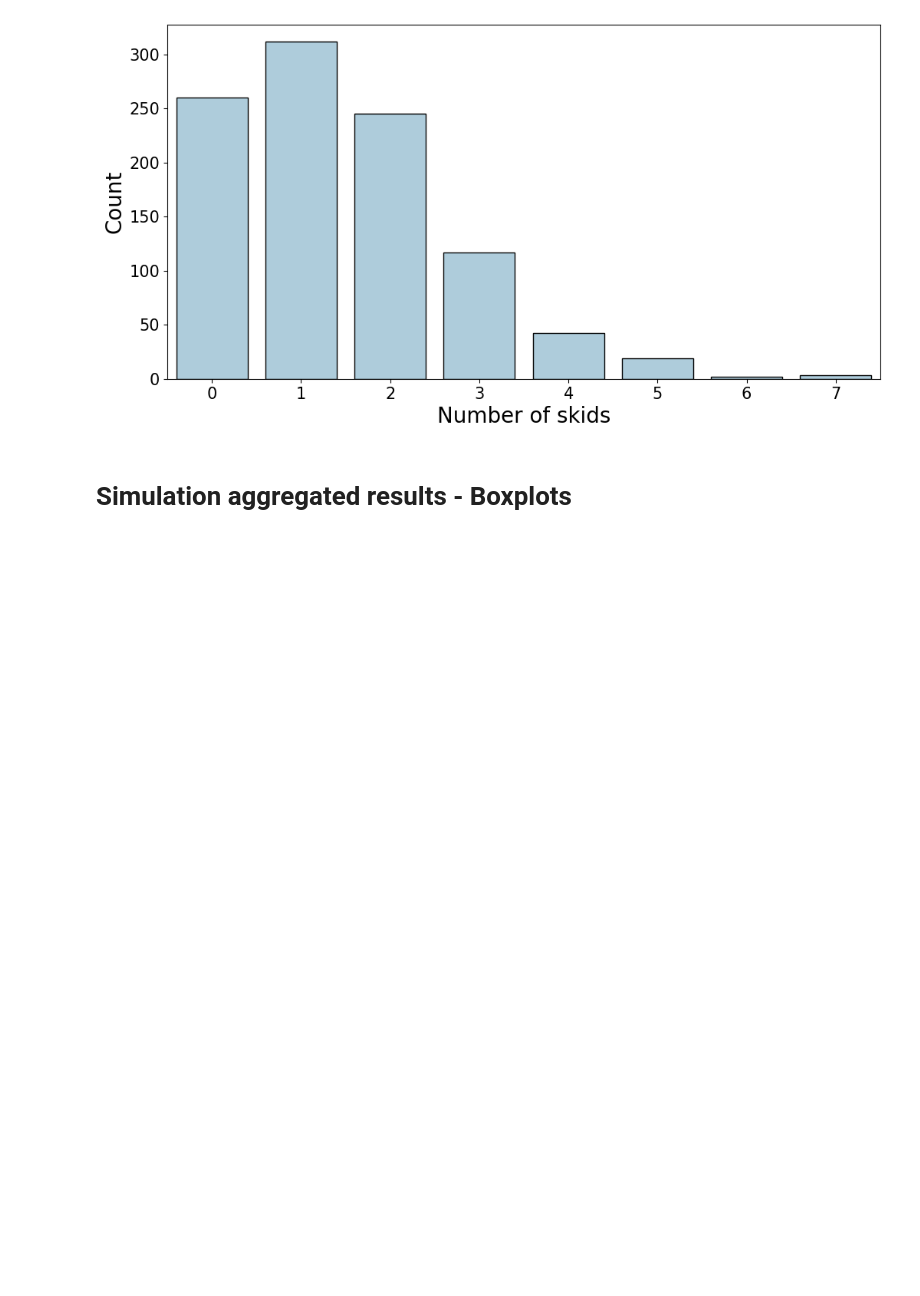
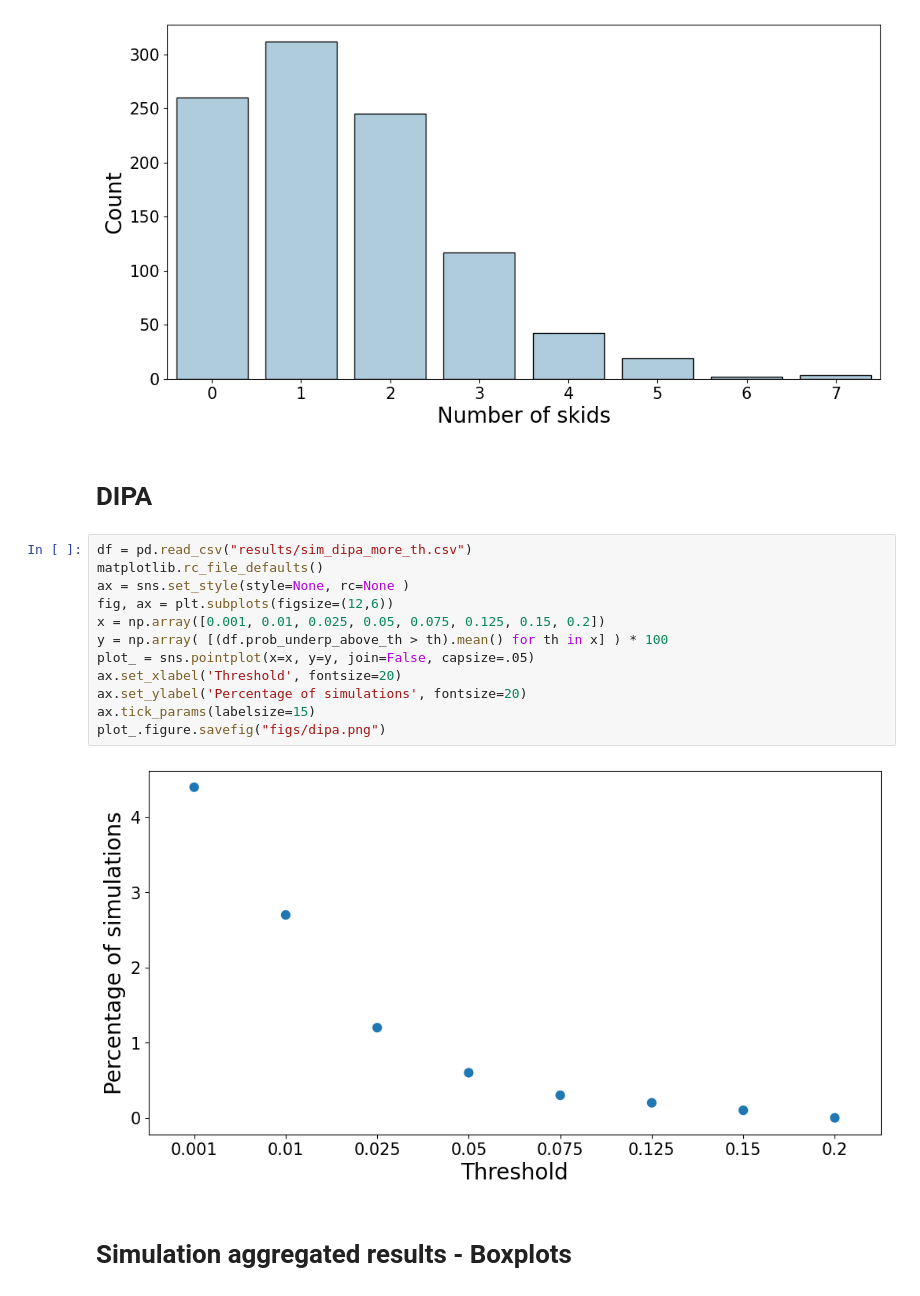
Before and after one commit to roinaveiro/ads_trusto, a Jupyter notebook: plots.ipynb, the cells around one changed output. Cells and saved outputs as stored; diff of their text form; blank space fills up the shorter version.

```diff
--- a/plots.ipynb
+++ b/plots.ipynb
@@ -313,6 +320,22 @@ count_plot(df, 'crashes', 'Number of crashes', path + 'crashes.png')
 count_plot(df, 'skids', 'Number of skids', path + 'skids.png')
 # %% [output]
 [figure]
+# %% [markdown]
+# DIPA
+# %%
+df = pd.read_csv("results/sim_dipa_more_th.csv")
+matplotlib.rc_file_defaults()
+ax = sns.set_style(style=None, rc=None )
+fig, ax = plt.subplots(figsize=(12,6))
+x = np.array([0.001, 0.01, 0.025, 0.05, 0.075, 0.125, 0.15, 0.2])
+y = np.array( [(df.prob_underp_above_th > th).mean() for th in x] ) * 100
+plot_ = sns.pointplot(x=x, y=y, join=False, capsize=.05)
+ax.set_xlabel('Threshold', fontsize=20)
+ax.set_ylabel('Percentage of simulations', fontsize=20)
+ax.tick_params(labelsize=15)
+plot_.figure.savefig("figs/dipa.png")
+# %% [output]
+[figure, added]
 # %% [markdown]
 # Simulation aggregated results - Boxplots
 # %%
```
Also changed, not shown: parts of 6 cells of this notebook, 5 other files.
